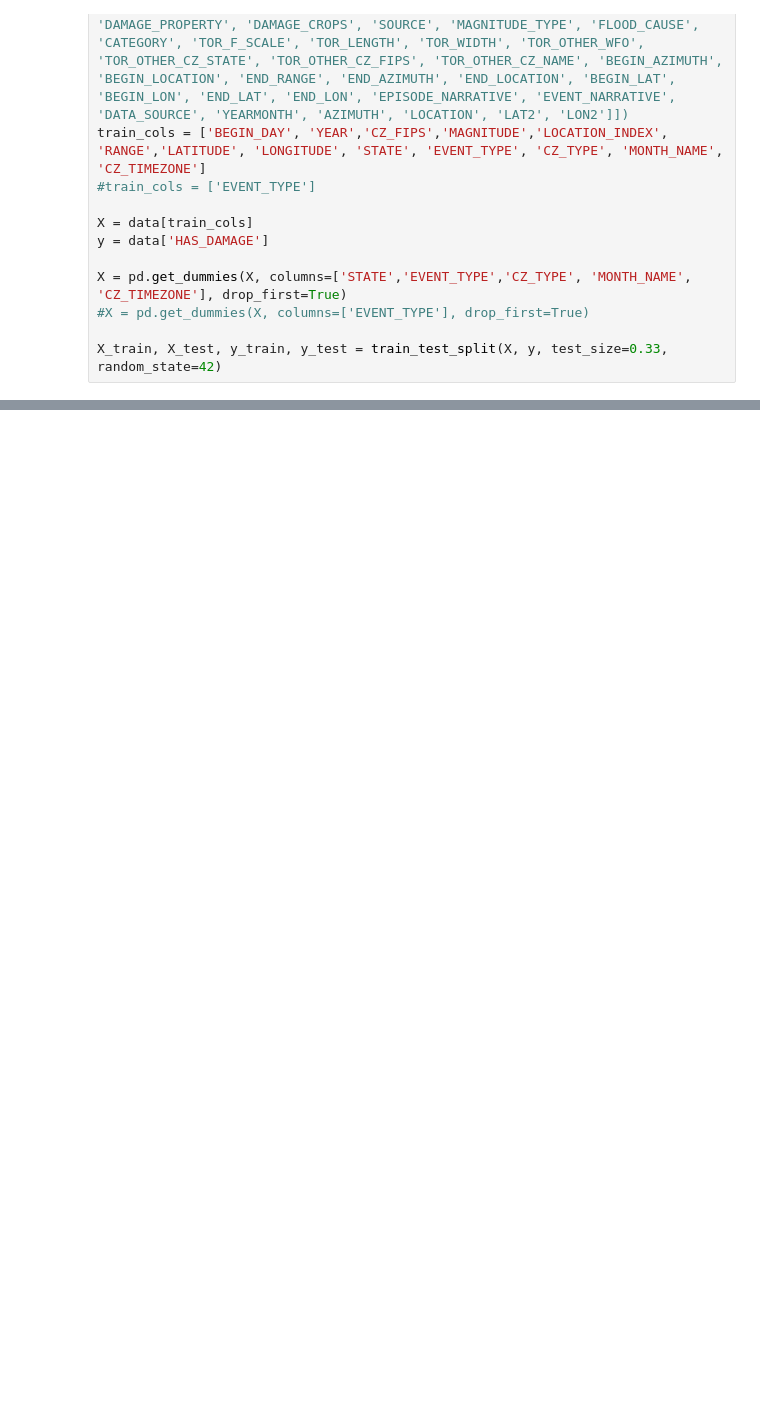
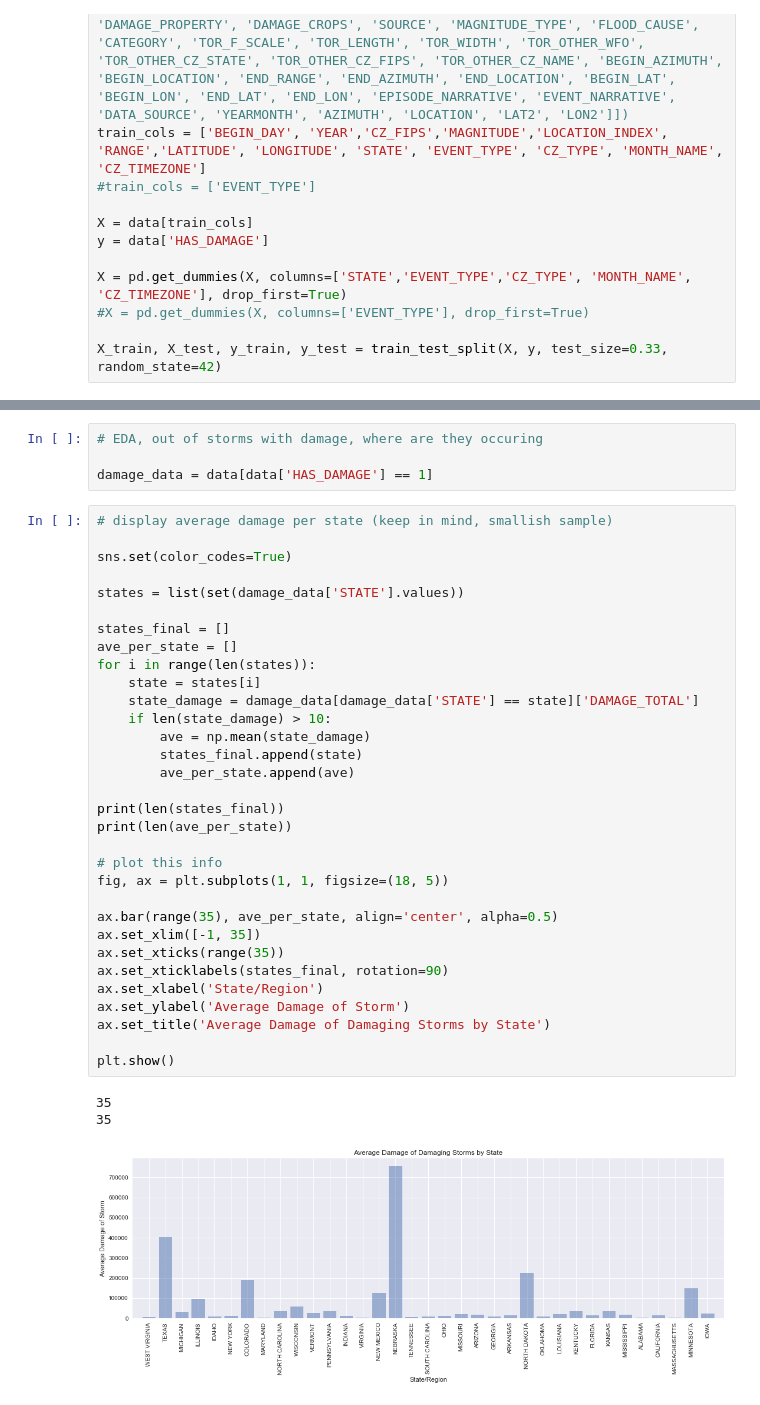
Before and after one commit to jkup11/cs109_storm_project, a Jupyter notebook: Final_Project_Prelim_Model.ipynb, the cells around one changed output, grey strips where cells are left out. Drawn from its saved outputs; the diff is of its cells as text; blank space fills up the shorter version.

```diff
--- a/Final_Project_Prelim_Model.ipynb
+++ b/Final_Project_Prelim_Model.ipynb
@@ -200,0 +205,40 @@ print(len(train_pred[train_pred == 0]) + len(test_pred[test_pred == 0]))
+# %%
+# EDA, out of storms with damage, where are they occuring
+
+damage_data = data[data['HAS_DAMAGE'] == 1]
+# %%
+# display average damage per state (keep in mind, smallish sample)
+
+sns.set(color_codes=True)
+
+states = list(set(damage_data['STATE'].values))
+
+states_final = []
+ave_per_state = []
+for i in range(len(states)):
+    state = states[i]
+    state_damage = damage_data[damage_data['STATE'] == state]['DAMAGE_TOTAL']
+    if len(state_damage) > 10:
+        ave = np.mean(state_damage)
+        states_final.append(state)
+        ave_per_state.append(ave)
+
+print(len(states_final))
+print(len(ave_per_state))
+
+# plot this info
+fig, ax = plt.subplots(1, 1, figsize=(18, 5))
+
+ax.bar(range(35), ave_per_state, align='center', alpha=0.5)
+ax.set_xlim([-1, 35])
+ax.set_xticks(range(35))
+ax.set_xticklabels(states_final, rotation=90)
+ax.set_xlabel('State/Region')
+ax.set_ylabel('Average Damage of Storm')
+ax.set_title('Average Damage of Damaging Storms by State')
+
+plt.show()
+# %% [output]
+35
+35
+[figure, added]
```
Also changed, not shown: parts of 6 cells of this notebook.
